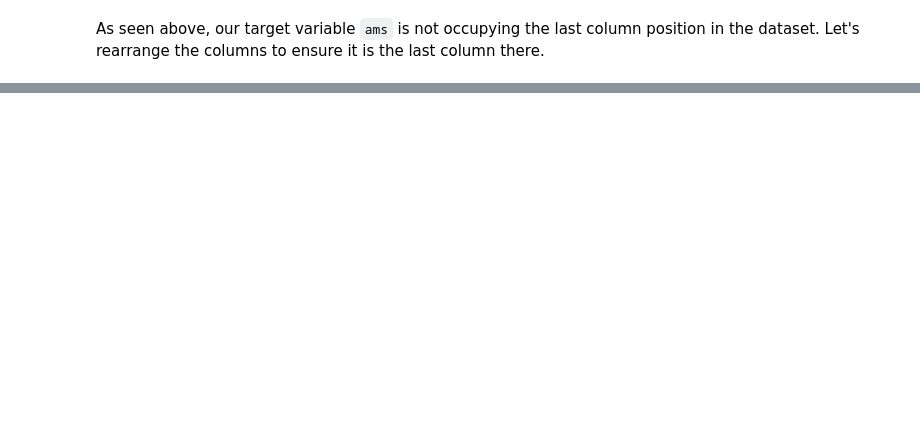
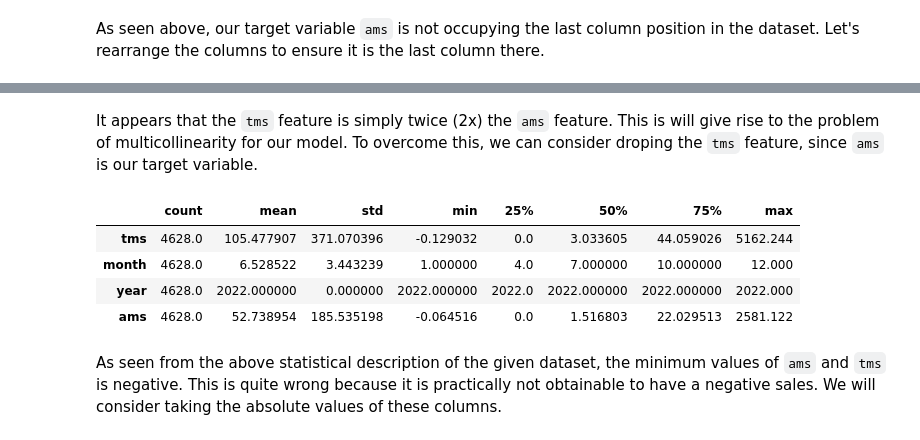
Before and after one commit to JoshOlam/MAONTECH_ML_Assessment, a Jupyter notebook: notebook/final_project_notebook.ipynb, the cells around one changed output, grey strips where cells are left out. Drawn from its saved outputs; the diff is of its cells as text; code cells hidden in the pictures; blank space fills up the shorter version.

```diff
--- a/notebook/final_project_notebook.ipynb
+++ b/notebook/final_project_notebook.ipynb
@@ -133,0 +260,13 @@ df.head()
+# %% [markdown]
+It appears that the `tms` feature is simply twice (2x) the `ams` feature. This is will give rise to the problem of multicollinearity for our model. To overcome this, we can consider droping the `tms` feature, since `ams` is our target variable.
+# %%
+#check the statistical description of the dataset
+df.describe().T
+# %% [output]
+|  | count | mean | std | min | 25% | 50% | 75% | max |
+| tms | 4628.0 | 105.477907 | 371.070396 | -0.129032 | 0.0 | 3.033605 | 44.059026 | 5162.244 |
+| month | 4628.0 | 6.528522 | 3.443239 | 1.000000 | 4.0 | 7.000000 | 10.000000 | 12.000 |
+| year | 4628.0 | 2022.000000 | 0.000000 | 2022.000000 | 2022.0 | 2022.000000 | 2022.000000 | 2022.000 |
+| ams | 4628.0 | 52.738954 | 185.535198 | -0.064516 | 0.0 | 1.516803 | 22.029513 | 2581.122 |
+# %% [markdown]
+As seen from the above statistical description of the given dataset, the minimum values of `ams` and `tms` is negative. This is quite wrong because it is practically not obtainable to have a negative sales. We will consider taking the absolute values of these columns.
```
Also changed, not shown: parts of 75 cells of this notebook, 1 other file.
